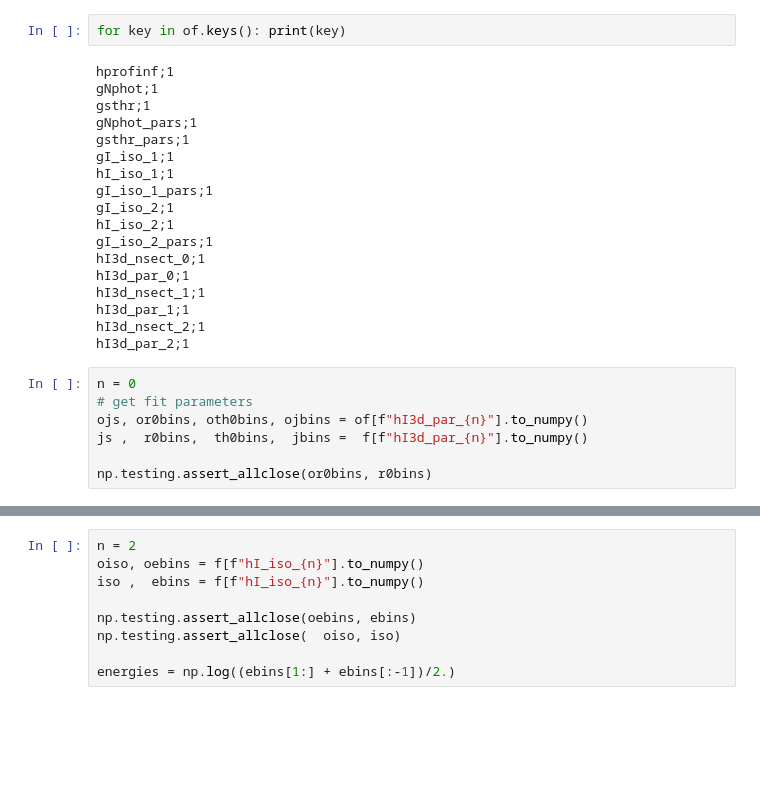
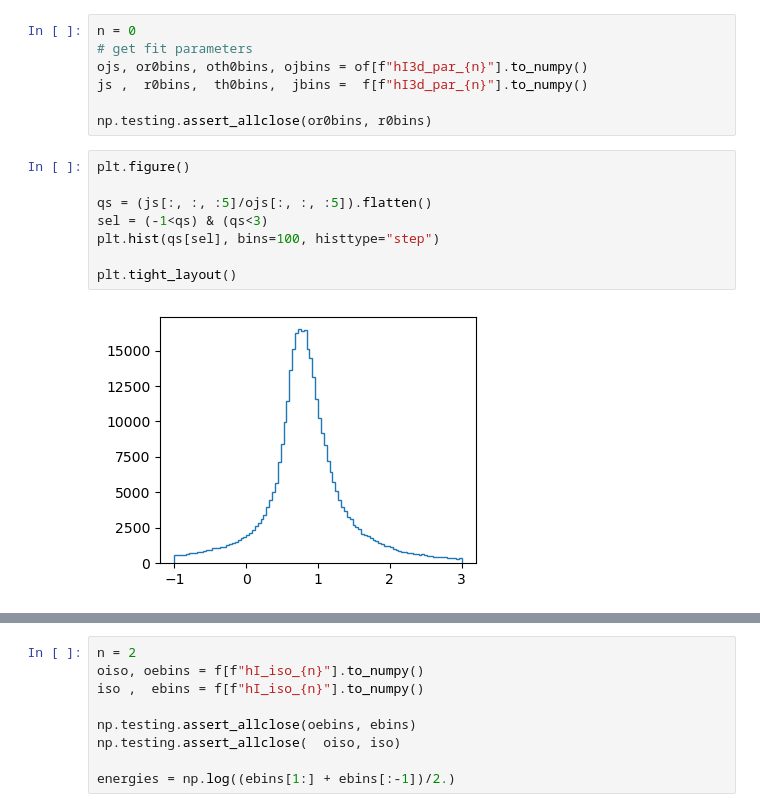
Before and after one commit to lolorestrepo/WCSimFQTuningTools, a Jupyter notebook: CProfiles/Analysis/fits.ipynb, the cells around one changed output, grey strips where cells are left out. Saved outputs shown, nothing was run; the diff lists cells and outputs as text; blank space fills up the shorter version.

```diff
--- a/CProfiles/Analysis/fits.ipynb
+++ b/CProfiles/Analysis/fits.ipynb
@@ -24,23 +46,3 @@ f  = uproot.open(fname)
-# %%
-for key in of.keys(): print(key)
-# %% [output]
-hprofinf;1
-gNphot;1
-gsthr;1
-gNphot_pars;1
-gsthr_pars;1
-gI_iso_1;1
-hI_iso_1;1
-gI_iso_1_pars;1
-gI_iso_2;1
-hI_iso_2;1
-gI_iso_2_pars;1
-hI3d_nsect_0;1
-hI3d_par_0;1
-hI3d_nsect_1;1
-hI3d_par_1;1
-hI3d_nsect_2;1
-hI3d_par_2;1
 # %%
 n = 0
 # get fit parameters
@@ -48,6 +50,16 @@ ojs, or0bins, oth0bins, ojbins = of[f"hI3d_par_{n}"].to_numpy()
 js ,  r0bins,  th0bins,  jbins =  f[f"hI3d_par_{n}"].to_numpy()
 
 np.testing.assert_allclose(or0bins, r0bins)
+# %%
+plt.figure()
+
+qs = (js[:, :, :5]/ojs[:, :, :5]).flatten()
+sel = (-1<qs) & (qs<3)
+plt.hist(qs[sel], bins=100, histtype="step")
+
+plt.tight_layout()
+# %% [output]
+[figure, added]
 # %%
 r0bin  = 5
 th0bin = 10
```
Also changed, not shown: parts of 6 cells of this notebook, 1 other file.
